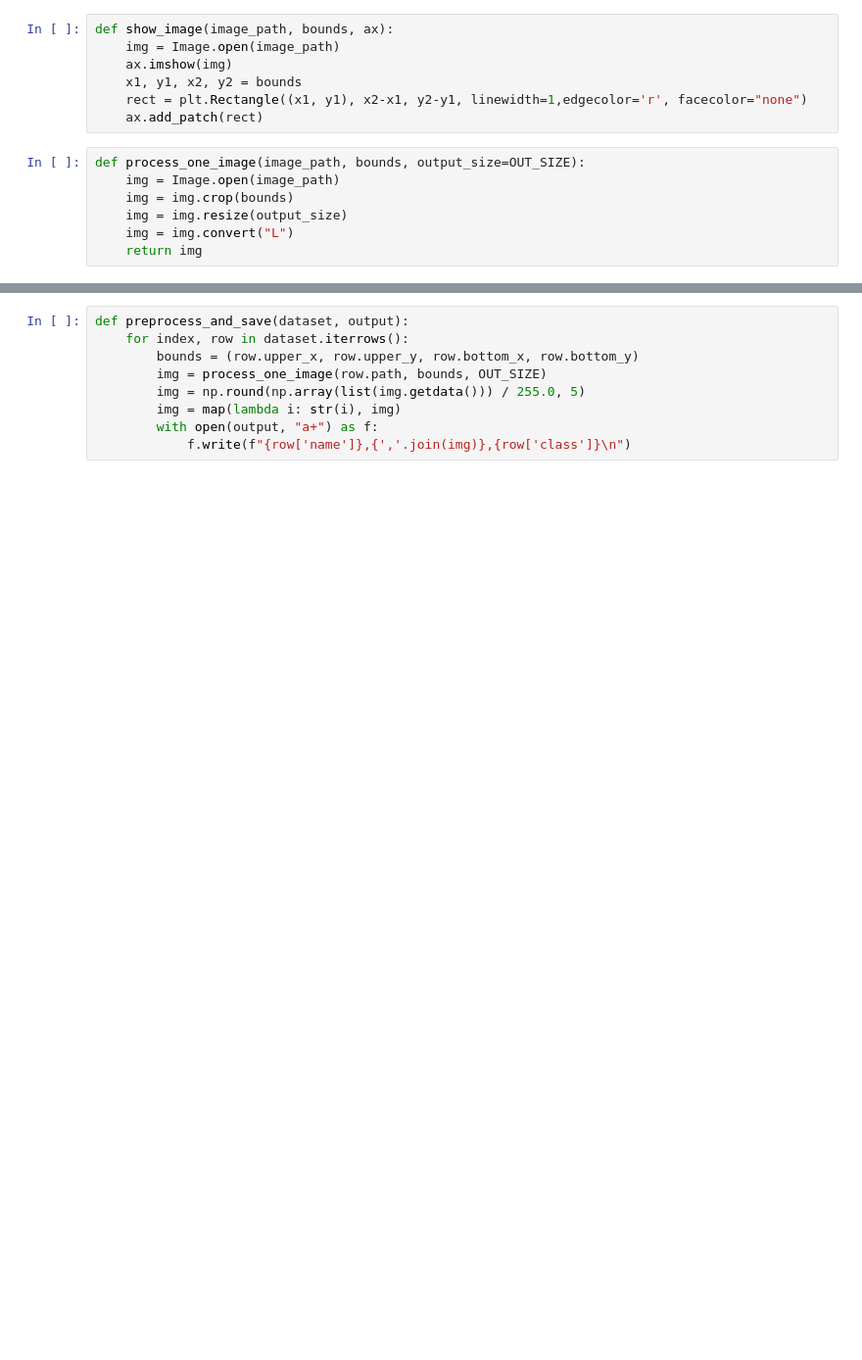
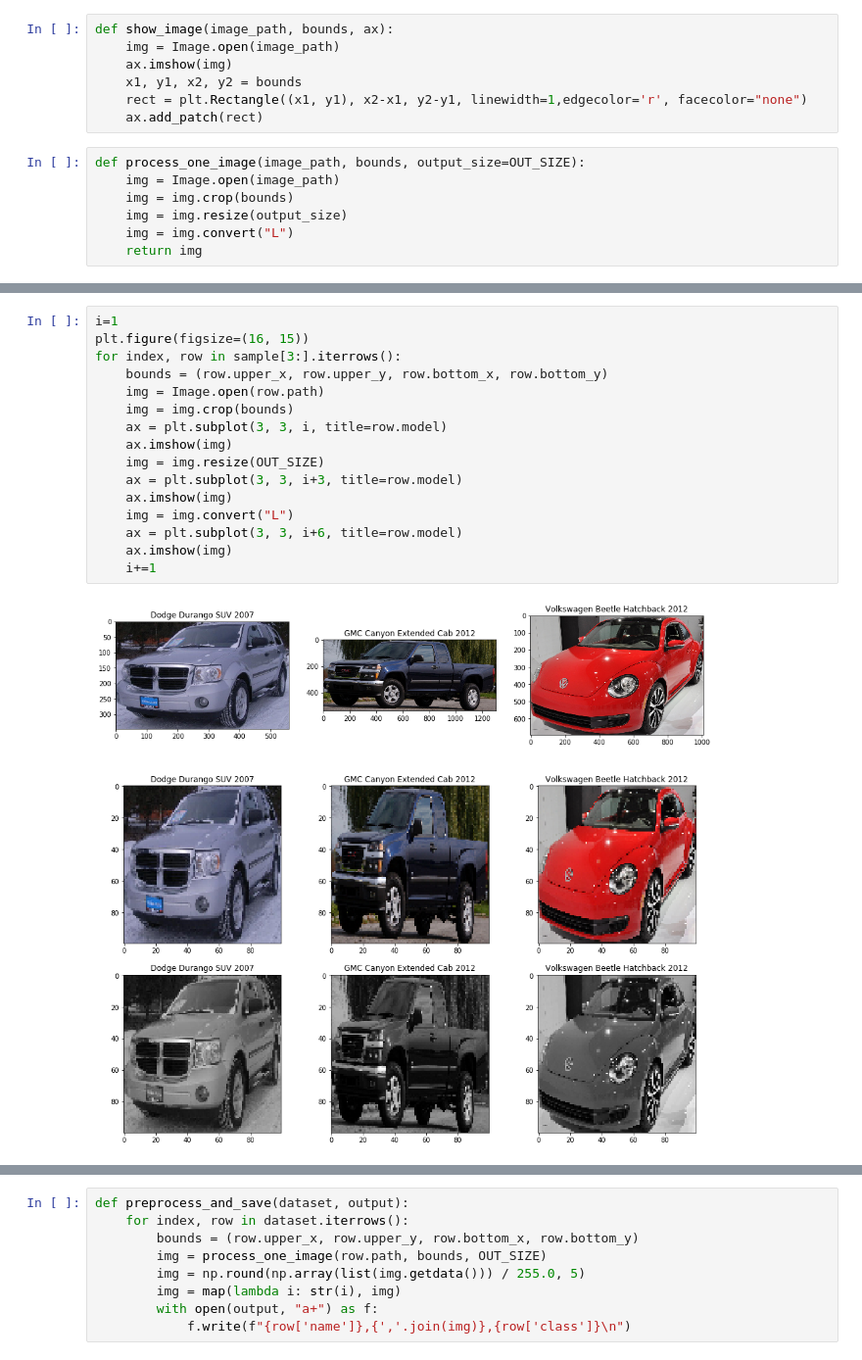
Before and after one commit to frankl1/PKMeans, a Jupyter notebook: Proprocess.ipynb, the cells around one changed output, grey strips where cells are left out. Shown at 98% size. Cells and saved outputs as stored; diff of their text form; blank space fills up the shorter version.

```diff
--- a/Proprocess.ipynb
+++ b/Proprocess.ipynb
@@ -85,3 +108,21 @@ for index, row in sample.iterrows():
+# %%
+i=1
+plt.figure(figsize=(16, 15))
+for index, row in sample[3:].iterrows():
+    bounds = (row.upper_x, row.upper_y, row.bottom_x, row.bottom_y)
+    img = Image.open(row.path)
+    img = img.crop(bounds)
+    ax = plt.subplot(3, 3, i, title=row.model)
+    ax.imshow(img)
+    img = img.resize(OUT_SIZE)
+    ax = plt.subplot(3, 3, i+3, title=row.model)
+    ax.imshow(img)
+    img = img.convert("L")
+    ax = plt.subplot(3, 3, i+6, title=row.model)
+    ax.imshow(img)
+    i+=1
+# %% [output]
+[figure, added]
 # %%
 i=1
 plt.figure(figsize=(16, 10))
```
Also changed, not shown: parts of 8 cells of this notebook.
